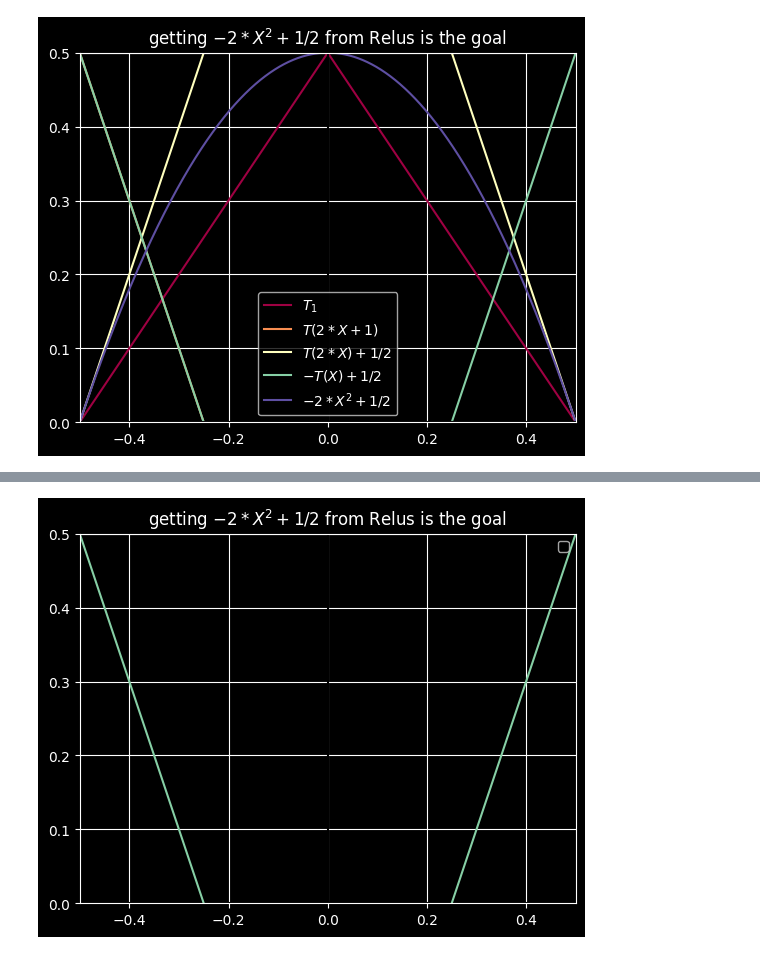
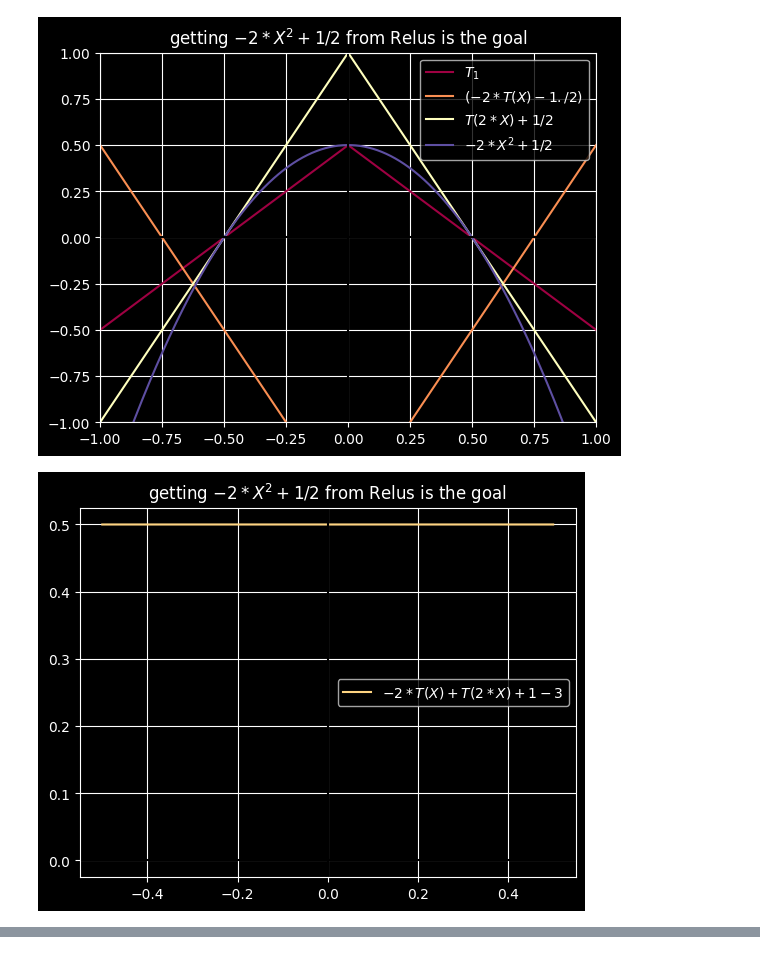
Before and after one commit to Hadrien-Cornier/cool-nn-stuff, a Jupyter notebook: all_polynomials_from_relus.ipynb, the cells around one changed output, grey strips where cells are left out. Saved outputs shown, nothing was run; the diff lists cells and outputs as text; code cells hidden in the pictures.

```diff
--- a/all_polynomials_from_relus.ipynb
+++ b/all_polynomials_from_relus.ipynb
@@ -41,11 +41,6 @@ def M(t: Callable[[np.ndarray], np.ndarray]) -> Callable[[np.ndarray], np.ndarra
 def plot(x: np.ndarray) -> None:
     """
     Curries X into the plot function
-    :param x: x values
-    :param y: y values
-    :param label: label for the plot
-    :param color: color for the plot
-    :return: None
     """
     def fn(y: np.ndarray, label: str, color: str) -> None:
         plt.plot(x, y, label=label, color=color)
@@ -57,38 +52,53 @@ def plt_setup() -> None:
     plt.style.use('dark_background')
     plt.axhline(y=0, color='k')
     plt.axvline(x=0, color='k')
-    plt.xlim(-0.5, 0.5)
-    plt.ylim(0, 0.5)
+    plt.xlim(-1, 1)
+    plt.ylim(-1, 1)
     plt.legend(loc='best')
     plt.title("getting $-2*X^2+1/2$ from Relus is the goal")
     plt.style.use('dark_background')
     return None
+# %%
+# Our map is the square of all x,y s.t. x in [-0.5,0.5] and y in [0.0,0.5]
+# This is shifted from Nikolaj-K's video where he uses [0,1]x[0,1]
+# imo this makes it easier to understand
+
+# We want to express the square function in terms of relus and linear combinations
+# essentiually we want to see -x**2+0.5
+color_cycle = matplotlib.colormaps["Spectral"]
+X = np.linspace(-1., 1., 10000)
+Y = T(X)
+prt = plot(X)
+assert Y.max() <= 1. and Y.min() >= -1.
+prt(T(X),"$T_1$", color=color_cycle(0.0))
+prt(-2*T(X)-1./2, "$(-2*T(X)-1./2)$", color=color_cycle(0.25))
+prt(-2*T(X)-1./2, "$(-2*T(X)-1./2)$", color=color_cycle(0.25))
+
+prt(T(2 * X)+1./2, "$T(2 * X)+1/2$", color=color_cycle(0.5))
+
+prt(-2*X**2 + 1./2, "$-2*X^2+1/2$", color=color_cycle(1.0))
+
+plt_setup()
+plt.show()
+# %% [output]
+[figure, added]
 # %%
 # Our map is the square of all x,y s.t. x in [-0.5,0.5] and y in [0.0,0.5]
 # This is shifted from Nikolaj-K's video where he uses [0,1]x[0,1]
 # imo this makes it easier to understand
 
 # We want to express the square function in terms of relus and linear combinations
 # essentiually we want to see -x**2+0.5
 color_cycle = matplotlib.colormaps["Spectral"]
 X = np.linspace(-0.5, 0.5, 10000)
 Y = T(X)
 prt = plot(X)
 assert Y.max() <= 0.5 and Y.min() >= -0.5
-prt(T(X),"$T_1$", color=color_cycle(0.0))
-prt(T(2 * X + 1), "$T(2 * X + 1)$", color=color_cycle(0.25))
-prt(T(2 * X)+1./2, "$T(2 * X)+1/2$", color=color_cycle(0.5))
-prt(-2*T(X)+1./2, "$-T(X)+1/2$", color=color_cycle(0.75))
-prt(-2*X**2 + 1./2, "$-2*X^2+1/2$", color=color_cycle(1.0))
+# prt(-2*T(X)+1./2, "$-T(X)+1/2$", color=color_cycle(0.25))
+# prt(T(2 * X)+1./2, "$T(2 * X)+1/2$", color=color_cycle(0.5))
+prt(-2*T(X)+1./2 + T(2 * X)+1./2, "$-2*T(X)+T(2 * X)+1-3$",color=color_cycle(0.75/2.0) )
 
 plt_setup()
 plt.show()
-
-
-
-## second plot
-plt_setup()
-prt(-2*T(X)+1./2, "$-T(X)+1/2$", color=color_cycle(0.75))
-prt(-T(X)+1./2+T(2*X)+1./2 , "$-T(X)+1/2+T(2X)+1/2$", color=color_cycle((0.75+1.0)/2.0))
 # %% [output]
-[figure, old version]
+[figure, new version]
@@ -96 +104,0 @@ WARNING:matplotlib.legend:No artists with labels found to put in legend.  Note t
-[figure, removed]
```
Also changed, not shown: parts of 1 cell of this notebook.
